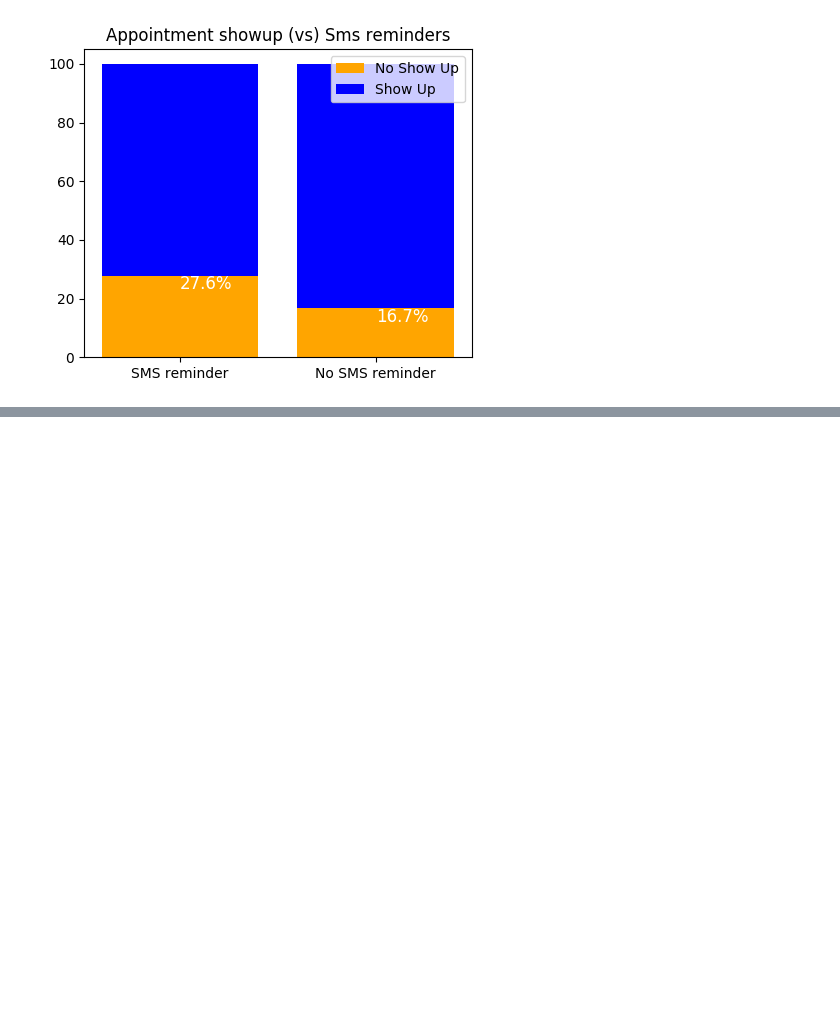
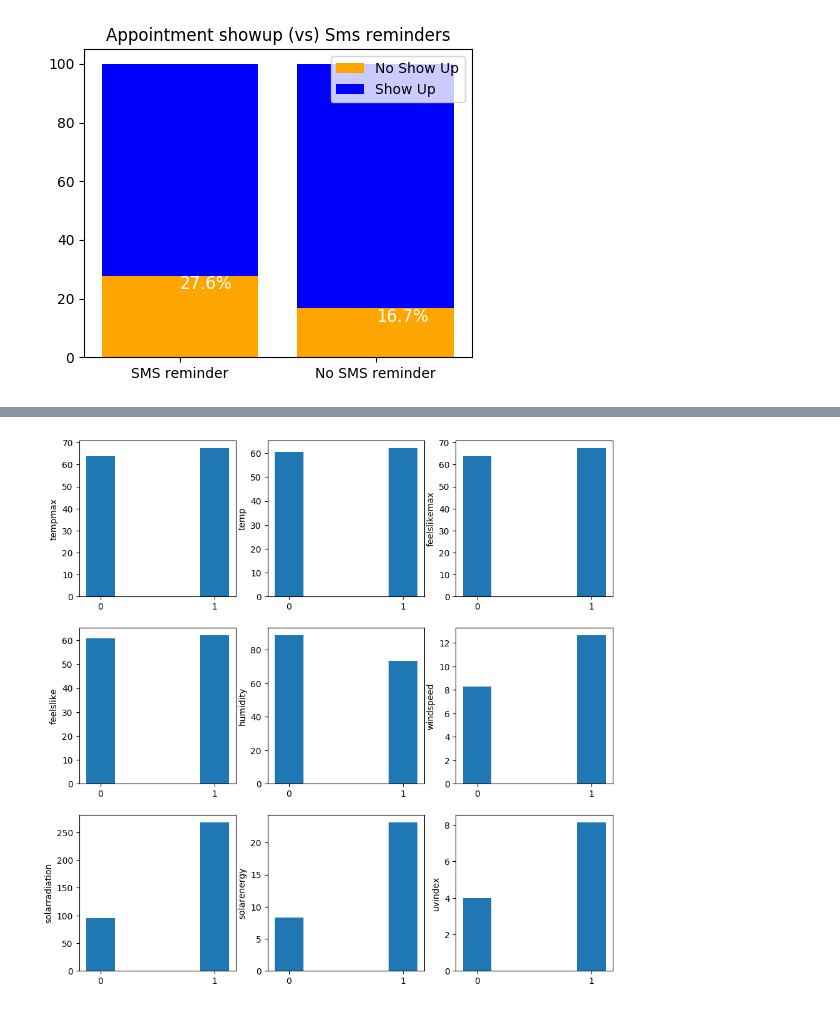
Before and after one commit to architkaila/Predicting-Patient-No-Shows, a Jupyter notebook: EDA.ipynb, the cells around one changed output, grey strips where cells are left out. Cells and saved outputs as stored; diff of their text form; code cells hidden in the pictures; blank space fills up the shorter version.

```diff
--- a/EDA.ipynb
+++ b/EDA.ipynb
@@ -700,0 +807,7 @@ Text(1, 12.1, '16.7%')
+# %%
+## Exploring effect of different weather parameters on patient show ups in each neighbourhood
+appointments_weather_df = df.groupby(['neighbourhood','showed'])['tempmax', 'temp', 'feelslikemax',
+       'feelslike', 'humidity', 'windspeed', 'solarradiation', 'solarenergy',
+       'uvindex'].mean().reset_index()
+
+appointments_weather_df
@@ -700,0 +828,17 @@ Text(1, 12.1, '16.7%')
+# %%
+## No show details
+patient_no_show_weather = appointments_weather_df[appointments_weather_df["neighbourhood"] == "AEROPORTO"]
+patient_no_show_weather.showed = patient_no_show_weather.showed.astype("str")
+
+fig, axs = plt.subplots(3, 3, figsize=(11, 11))
+
+columns = patient_no_show_weather.columns[2:]
+col_idx = 0
+for i in range(3):
+    for j in range(3):
+        axs[i, j].bar(patient_no_show_weather["showed"], patient_no_show_weather[columns[col_idx]], width = 0.25)
+        axs[i, j].set_ylabel(columns[col_idx])
+        axs[i, j].set_xticks([0, 1], ['No Show', 'Show'])
+        col_idx = col_idx + 1
+# %% [output]
+[figure, added]
```
Also changed, not shown: parts of 11 cells of this notebook, 6 other files.
